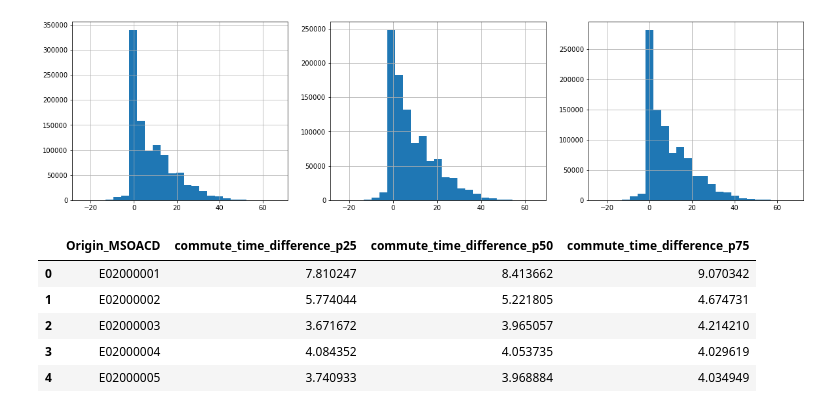
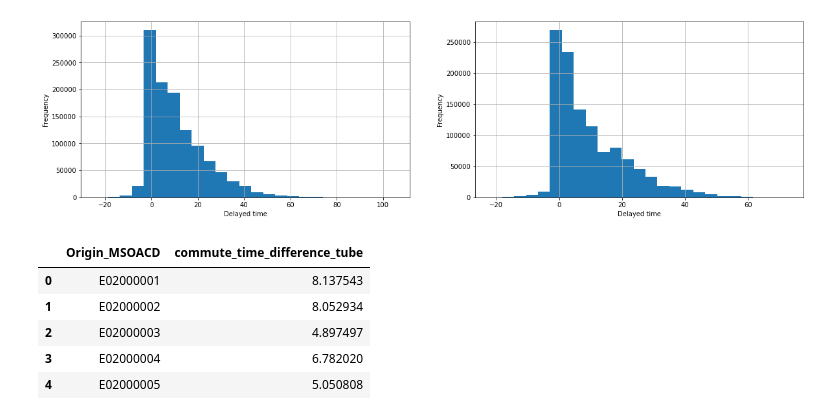
Before and after one commit to xinyi8888/CASA_dissertation, a Jupyter notebook: Draft.ipynb, the cells around one changed output. Drawn from its saved outputs; the diff is of its cells as text; code cells hidden in the pictures.

Commit message:
tube_rail

```diff
--- a/Draft.ipynb
+++ b/Draft.ipynb
@@ -54,0 +117,13 @@ London
+# %%
+commute_time_strike_tram=commute_time_strike_tram.rename(columns={'from_id':'Origin_MSOACD',
+                                         'to_id':'Destination_MSOACD'})
+commute_time_strike_tram = pd.merge(commute_time_strike_tram, London_MSOA, left_on=['Origin_MSOACD'], right_on=['MSOA11CD'])
+commute_time_strike_tram=commute_time_strike_tram.rename(columns={'MSOA11NM':'Origin_MSOANM'})
+commute_time_strike_tram=commute_time_strike_tram.drop(['MSOA11CD'], axis=1)
+commute_time_strike_tram = pd.merge(commute_time_strike_tram, London_MSOA, left_on=['Destination_MSOACD'], right_on=['MSOA11CD'])
+commute_time_strike_tram=commute_time_strike_tram.rename(columns={'MSOA11NM':'Destination_MSOANM'})
+commute_time_strike_tram=commute_time_strike_tram.drop(['MSOA11CD'], axis=1)
+
+order=['Origin_MSOACD', 'Origin_MSOANM', 'Destination_MSOACD', 'Destination_MSOANM', 'travel_time_p50']
+commute_time_strike_tram=commute_time_strike_tram[order]
+commute_time_strike_tram.head()
@@ -55,12 +137,8 @@ London
 # %%
-commute_time=commute_time.rename(columns={'travel_time_p25':'commute_time_usual_p25',
-                                         'travel_time_p50':'commute_time_usual_p50',
-                                         'travel_time_p75':'commute_time_usual_p75'})
-commute_time=commute_time.drop(['Unnamed: 0'], axis=1)
-commute_time_strike=commute_time_strike.rename(columns={'travel_time_p25':'commute_time_strike_p25',
-                                         'travel_time_p50':'commute_time_strike_p50',
-                                         'travel_time_p75':'commute_time_strike_p75'})
-commute_time_strike=commute_time_strike.drop(['Unnamed: 0'], axis=1)
+commute_time=commute_time.rename(columns={'travel_time_p50':'commute_time_usual'})
+commute_time_strike=commute_time_strike.rename(columns={'travel_time_p50':'commute_time_strike_tube'})
+commute_time_strike_tram=commute_time_strike_tram.rename(columns={'travel_time_p50':'commute_time_strike_tram'})
 commute_time_com = commute_time.merge(commute_time_strike, on=['Origin_MSOACD', 'Origin_MSOANM', 'Destination_MSOACD', 'Destination_MSOANM'])
+commute_time_com = commute_time_com.merge(commute_time_strike_tram, on=['Origin_MSOACD', 'Origin_MSOANM', 'Destination_MSOACD', 'Destination_MSOANM'])
 commute_time_com
 # %% [output]
@@ -80,7 +158,5 @@ commute_time_com
 # %%
-commute_time_com['commute_time_difference_p25']=commute_time_com['commute_time_strike_p25']-commute_time_com['commute_time_usual_p25']
-commute_time_com['commute_time_difference_p50']=commute_time_com['commute_time_strike_p50']-commute_time_com['commute_time_usual_p50']
-commute_time_com['commute_time_difference_p75']=commute_time_com['commute_time_strike_p75']-commute_time_com['commute_time_usual_p75']
-
+commute_time_com['commute_time_difference_tube']=commute_time_com['commute_time_strike_tube']-commute_time_com['commute_time_usual']
+commute_time_com['commute_time_difference_tram']=commute_time_com['commute_time_strike_tram']-commute_time_com['commute_time_usual']
 commute_time_com.head()
 # %% [output]
@@ -106,23 +201,26 @@ commute_time_com.describe()
 # %%
-fig, axes = plt.subplots(figsize=(20,5), nrows=1, ncols=3)
-commute_time_com['commute_time_difference_p25'].hist(bins=25, ax=axes[0])
-commute_time_com['commute_time_difference_p50'].hist(bins=25, ax=axes[1])
-commute_time_com['commute_time_difference_p75'].hist(bins=25, ax=axes[2])
+fig, axes = plt.subplots(figsize=(20,5), nrows=1, ncols=2)
+commute_time_com['commute_time_difference_tube'].hist(bins=25, ax=axes[0])
+axes[0].set_xlabel('Delayed time')
+axes[0].set_ylabel('Frequency')
+commute_time_com['commute_time_difference_tram'].hist(bins=25, ax=axes[1])
+axes[1].set_xlabel('Delayed time')
+axes[1].set_ylabel('Frequency')
 plt.show()
 # %% [output]
-[figure, old version]
+[figure, new version]
 # %%
-commute_time_strike_mean=commute_time_com.groupby(by='Origin_MSOACD').mean()
-commute_time_strike_mean=commute_time_strike_mean.loc[:,['commute_time_difference_p25', 'commute_time_difference_p50', 'commute_time_difference_p75']]
-commute_time_strike_mean=commute_time_strike_mean.reset_index()
-commute_time_strike_des_mean=commute_time_com.groupby(by='Destination_MSOACD').mean()
-commute_time_strike_des_mean=commute_time_strike_des_mean.loc[:,['commute_time_difference_p25', 'commute_time_difference_p50', 'commute_time_difference_p75']]
-commute_time_strike_des_mean=commute_time_strike_des_mean.reset_index()
-commute_time_strike_mean.head()
+commute_time_strike_tube_mean=commute_time_com.groupby(by='Origin_MSOACD').mean()
+commute_time_strike_tube_mean=commute_time_strike_tube_mean.loc[:,['commute_time_difference_tube']]
+commute_time_strike_tube_mean=commute_time_strike_tube_mean.reset_index()
+commute_time_strike_tube_des_mean=commute_time_com.groupby(by='Destination_MSOACD').mean()
+commute_time_strike_tube_des_mean=commute_time_strike_tube_des_mean.loc[:,['commute_time_difference_tube']]
+commute_time_strike_tube_des_mean=commute_time_strike_tube_des_mean.reset_index()
+commute_time_strike_tube_mean.head()
 # %% [output]
-|  | Origin_MSOACD | commute_time_difference_p25 | commute_time_difference_p50 | commute_time_difference_p75 |
-| 0 | E02000001 | 7.810247 | 8.413662 | 9.070342 |
-| 1 | E02000002 | 5.774044 | 5.221805 | 4.674731 |
-| 2 | E02000003 | 3.671672 | 3.965057 | 4.214210 |
-| 3 | E02000004 | 4.084352 | 4.053735 | 4.029619 |
-| 4 | E02000005 | 3.740933 | 3.968884 | 4.034949 |
+|  | Origin_MSOACD | commute_time_difference_tube |
+| 0 | E02000001 | 8.137543 |
+| 1 | E02000002 | 8.052934 |
+| 2 | E02000003 | 4.897497 |
+| 3 | E02000004 | 6.782020 |
+| 4 | E02000005 | 5.050808 |
```
Also changed, not shown: parts of 17 cells of this notebook, 9 other files.
